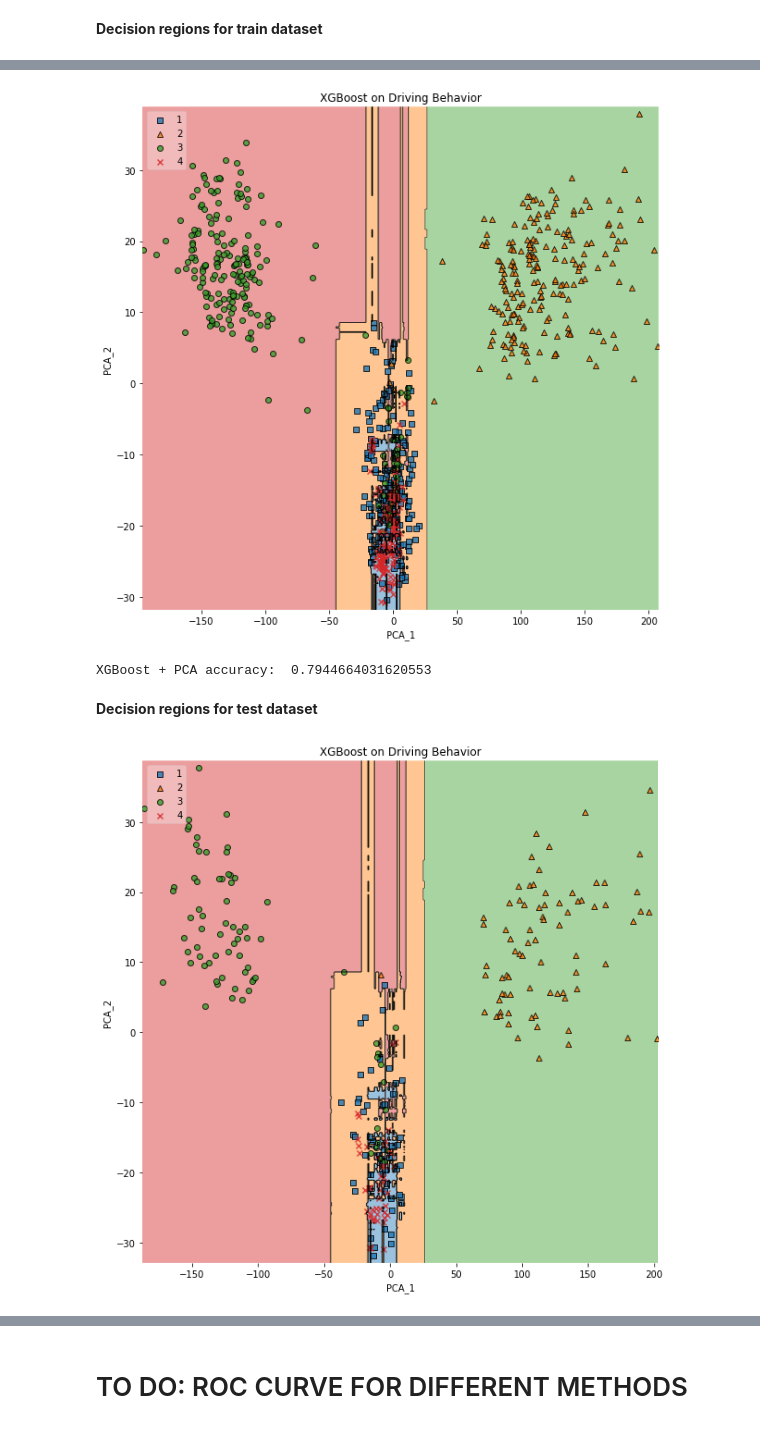
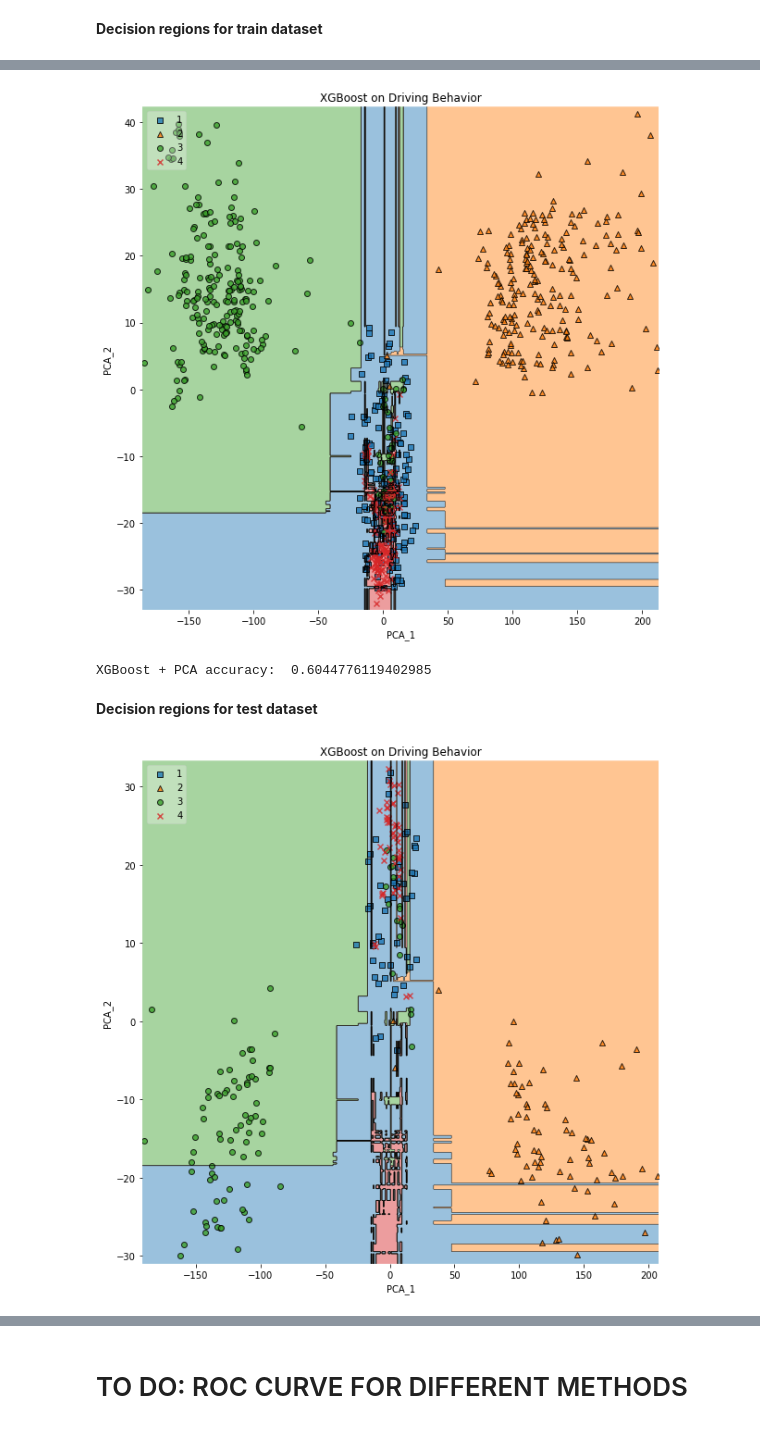
Before and after one commit to monikachudyba/MachineLearningProjects, a Jupyter notebook: Driving Behavior Dataset.ipynb, the cells around one changed output, grey strips where cells are left out. Drawn from its saved outputs; the diff is of its cells as text; code cells hidden in the pictures.

```diff
--- a/Driving Behavior Dataset.ipynb
+++ b/Driving Behavior Dataset.ipynb
@@ -838,18 +838,17 @@ Text(0, 0.5, 'Cross-Validated Accuracy')
 # %%
 #gamma = [0.001, 0.01, 0.1, 1.0, 10, 100]
 tuned_parameters = {
-    'max_depth': [5, 6, 7],
+    'max_depth': [2, 3, 4, 5, 6],
     'learning_rate': (np.arange(0.1, 1.3, 0.2)),
     'gamma': [0], #prunning
     'reg_lambda' : (np.arange(1, 10, 1)) , #regularization
-    'min_child_weight' : (np.arange(1, 5, 1))  #cover
-
+    'min_child_weight' : (np.arange(1, 4, 1))  #cover
 }
 
 xgb_model= xgb.XGBClassifier(objective = 'multi:softmax', num_class =4, subsample = 0.9, colsample_bytree = 0.9)
 
 model_xgb = GridSearchCV(xgb_model, tuned_parameters,cv=10,scoring='accuracy')
-model_xgb.fit(X_train, y_train, sample_weight=sample_weights)
+model_xgb.fit(X_train, y_train-1, sample_weight=sample_weights)
 
 print(model_xgb.best_score_)
 print(model_xgb.best_params_)
@@ -859,3 +858,13 @@ print(model_xgb.best_params_)
 # %% [markdown]
 
 **Decision regions for train dataset**
+# %%
+pca = PCA(n_components = 2)
+X_train_pca = pca.fit_transform(X_train)
+clf_xgb = xgb.XGBClassifier(objective = 'multi:softmax', #best parameters
+                            num_class = 4,
+                            max_depth = 2,
+                            learning_rate = 0.5,
+                            min_child_weight = 1,
+                            reg_lambda = 1)
+clf_xgb.fit(X_train_pca, y_train-1, sample_weight=sample_weights)
@@ -862,10 +882,7 @@ print(model_xgb.best_params_)
 # %%
-pca = PCA(n_components = 2)
-X_train_pca = pca.fit_transform(X_train)
-model_xgb.fit(X_train_pca, y_train, sample_weight=sample_weights)
 # Plotting decision regions
 plt.rcParams['figure.figsize'] = (10, 10)
-plot_decision_regions(X_train_pca, np.asarray(y_train), clf=model_xgb, legend=2)
+plot_decision_regions(X_train_pca, np.asarray(y_train), clf=clf_xgb, legend=2)
 
 # Adding axes annotations
 plt.xlabel('PCA_1')
@@ -873,13 +890,13 @@ plt.ylabel('PCA_2')
 plt.title('XGBoost on Driving Behavior')
 plt.show()
 # %% [output]
-[figure, old version]
+[figure, new version]
 # %%
 X_test_pca = pca.fit_transform(X_test)
-y_pred= model_xgb.predict(X_test_pca)
-print('XGBoost + PCA accuracy: ', metrics.accuracy_score(y_pred,y_test))
+y_pred= clf_xgb.predict(X_test_pca)
+print('XGBoost + PCA accuracy: ', metrics.accuracy_score(y_pred,y_test-1))
 # %% [output]
-XGBoost + PCA accuracy:  0.7944664031620553
+XGBoost + PCA accuracy:  0.6044776119402985
 # %% [markdown]
 
 
@@ -888,12 +905,12 @@ XGBoost + PCA accuracy:  0.7944664031620553
 # %%
 # Plotting decision regions
 plt.rcParams['figure.figsize'] = (10, 10)
-plot_decision_regions(X_test_pca, np.asarray(y_test), clf=model_xgb, legend=2)
+plot_decision_regions(X_test_pca, np.asarray(y_test), clf=clf_xgb, legend=2)
 
 # Adding axes annotations
 plt.xlabel('PCA_1')
 plt.ylabel('PCA_2')
 plt.title('XGBoost on Driving Behavior')
 plt.show()
 # %% [output]
-[figure, old version]
+[figure, new version]
```
Also changed, not shown: parts of 49 cells of this notebook.
